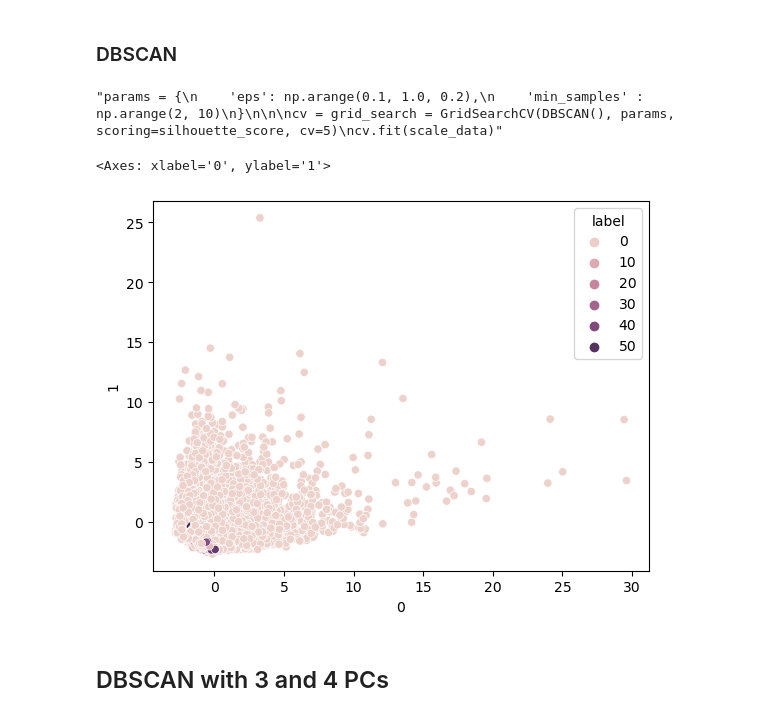
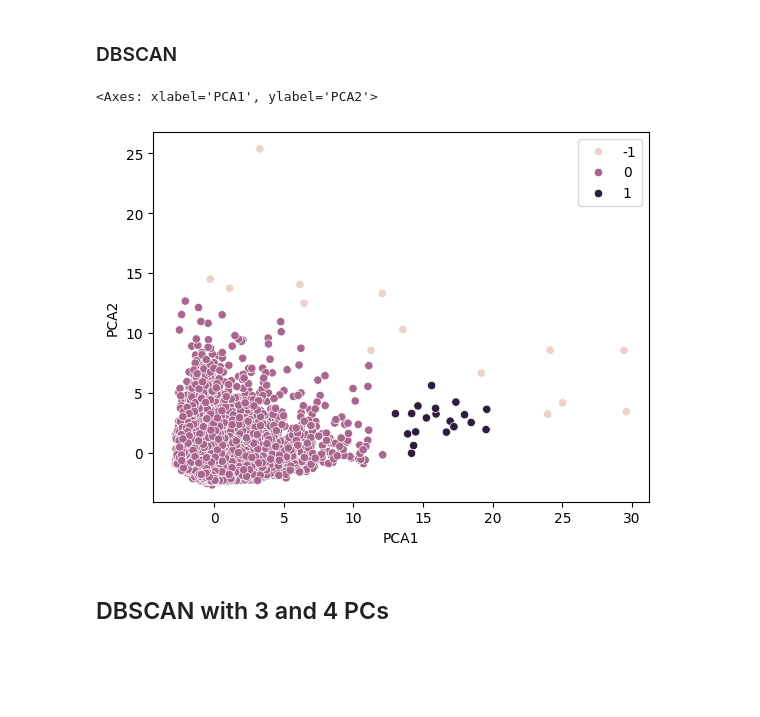
Before and after one commit to mtang24/card_clusters, a Jupyter notebook: Code_groupXXX.ipynb, the cells around one changed output. Drawn from its saved outputs; the diff is of its cells as text; code cells hidden in the pictures; blank space fills up the shorter version.

```diff
--- a/Code_groupXXX.ipynb
+++ b/Code_groupXXX.ipynb
@@ -424,35 +439,17 @@ labels = km.labels_
 data['pred_label'] = labels
 # %% [markdown]
 ### DBSCAN
-# %%
-from sklearn.cluster import DBSCAN
-from sklearn.metrics import adjusted_rand_score, silhouette_score
-
-
-"""params = {
-    'eps': np.arange(0.1, 1.0, 0.2),
-    'min_samples' : np.arange(2, 10)
-}
-
-
-cv = grid_search = GridSearchCV(DBSCAN(), params, scoring=silhouette_score, cv=5)
-cv.fit(scale_data)"""
-# %% [output]
-"params = {\n    'eps': np.arange(0.1, 1.0, 0.2),\n    'min_samples' : np.arange(2, 10)\n}\n\n\ncv = grid_search = GridSearchCV(DBSCAN(), params, scoring=silhouette_score, cv=5)\ncv.fit(scale_data)"
-# %%
-db = DBSCAN(eps=0.5, min_samples=4).fit(scale_data)
-
-labels = db.labels_
-
-pca = PCA(n_components=2)
-pcs = pca.fit_transform(scale_data)
-pcs_df = pd.DataFrame(pcs)
-pcs_df['label'] = labels
-
-sns.scatterplot(pcs_df, x=0, y=1, hue='label')
-# %% [output]
-<Axes: xlabel='0', ylabel='1'>
-[figure, removed]
+# %%
+from sklearn.cluster import DBSCAN
+
+# --- Implementing DBSCAN ---
+dbscan = DBSCAN(eps=2, min_samples=4)
+y_dbscan = dbscan.fit_predict(pcas)
+
+sns.scatterplot(pcas, x='PCA1' ,y='PCA2', hue=y_dbscan)
+# %% [output]
+<Axes: xlabel='PCA1', ylabel='PCA2'>
+[figure, added]
 # %% [markdown]
 ## DBSCAN with 3 and 4 PCs
 # %%
```
Also changed, not shown: parts of 24 cells of this notebook, 1 other file.
